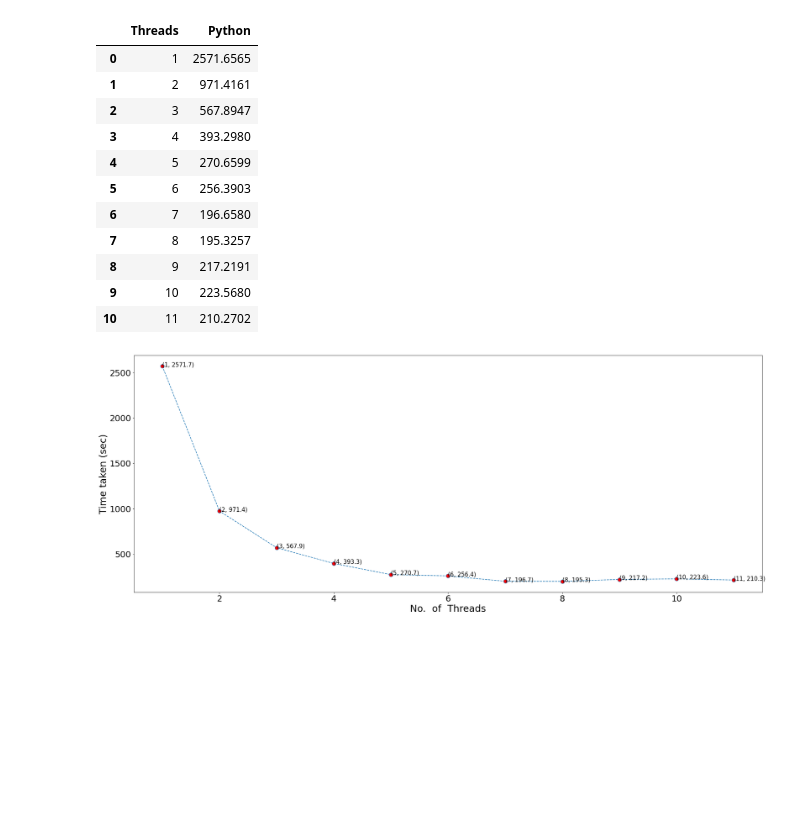
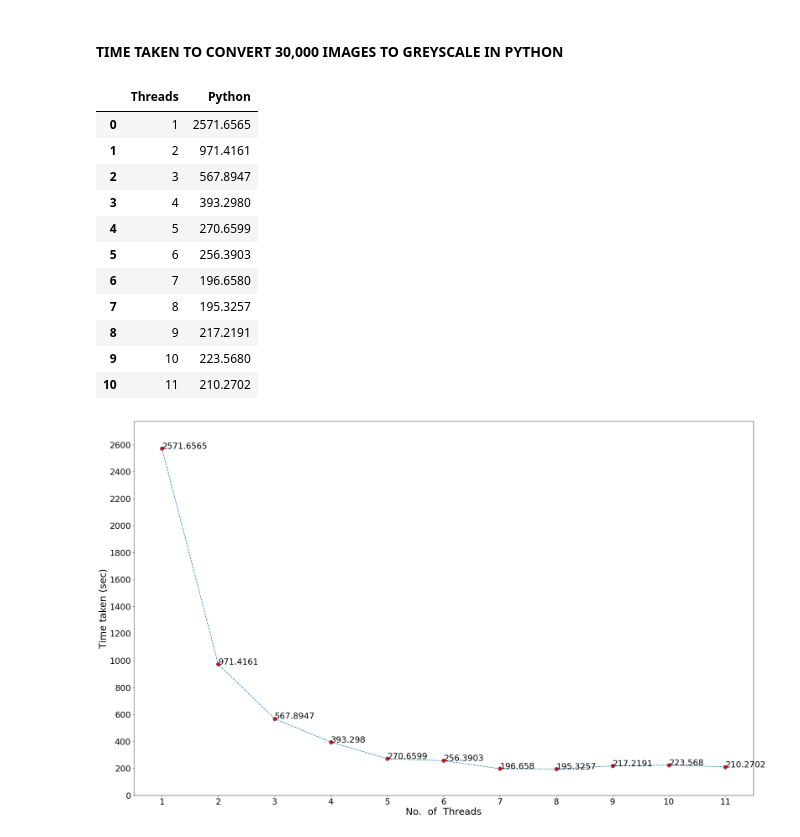
Before and after one commit to ShubhamS-30/Multithreading, a Jupyter notebook: analysis.ipynb, the cells around one changed output. Drawn from its saved outputs; the diff is of its cells as text; code cells hidden in the pictures; blank space fills up the shorter version.

```diff
--- a/analysis.ipynb
+++ b/analysis.ipynb
@@ -6,17 +5,18 @@ import plotly.express as px
+# %% [markdown]
+#### TIME TAKEN TO CONVERT 30,000 IMAGES TO GREYSCALE IN PYTHON ####
 # %%
-df = pd.read_csv('times.csv')
+df = pd.read_csv('./PYTHON/grey_scale_images.csv')
+df
+# %% [output]
+|  | Threads | Python |
+| 0 | 1 | 2571.6565 |
+| 1 | 2 | 971.4161 |
+| 2 | 3 | 567.8947 |
+| 3 | 4 | 393.2980 |
+| 4 | 5 | 270.6599 |
+| 5 | 6 | 256.3903 |
+| 6 | 7 | 196.6580 |
+| 7 | 8 | 195.3257 |
+| 8 | 9 | 217.2191 |
+| 9 | 10 | 223.5680 |
+| 10 | 11 | 210.2702 |
-# %%
-df
-# %% [output]
-|  | Threads | Python |
-| 0 | 1 | 2571.6565 |
-| 1 | 2 | 971.4161 |
-| 2 | 3 | 567.8947 |
-| 3 | 4 | 393.2980 |
-| 4 | 5 | 270.6599 |
-| 5 | 6 | 256.3903 |
-| 6 | 7 | 196.6580 |
-| 7 | 8 | 195.3257 |
-| 8 | 9 | 217.2191 |
-| 9 | 10 | 223.5680 |
-| 10 | 11 | 210.2702 |
@@ -26,21 +23,25 @@ fig.show()
 # %%
-plt.rcParams["figure.figsize"] = [25, 10]
+plt.rcParams["figure.figsize"] = [25, 15]
 plt.rcParams["figure.autolayout"] = True
 plt.rcParams.update({'font.size': 22})
-N = 5
 
 x = df['Threads']
 y = df['Python']
 
 plt.plot(x, y, 'r*')
-plt.xlabel('No.  of  Threads',fontsize = 25)
-plt.ylabel('Time taken (sec)',fontsize = 25)
+plt.xlabel('No.  of  Threads', fontsize=25)
+plt.ylabel('Time taken (sec)', fontsize=25)
 
-for xy in zip(x, y):
-   plt.annotate('(%.0f, %.1f)' % xy, xy=xy,fontsize = 15)
+for i, j in zip(x, y):
+    plt.annotate(str(j), xy=(i, j))
 
-plt.plot(x,y, linestyle='dashed',marker = 'o',markerfacecolor='red', markersize=10)
+plt.xticks(np.arange(min(x), max(x)+1, 1))
+plt.yticks(np.arange(0, max(y)+200, 200))
+plt.plot(x, y, linestyle='dashed', marker='o',
+         markerfacecolor='red', markersize=10)
+
+plt.ylim([0, max(y)+200])
 
 plt.show()
 # %% [output]
-[figure, old version]
+[figure, new version]
```
Also changed, not shown: parts of 12 cells of this notebook, 7 other files.
